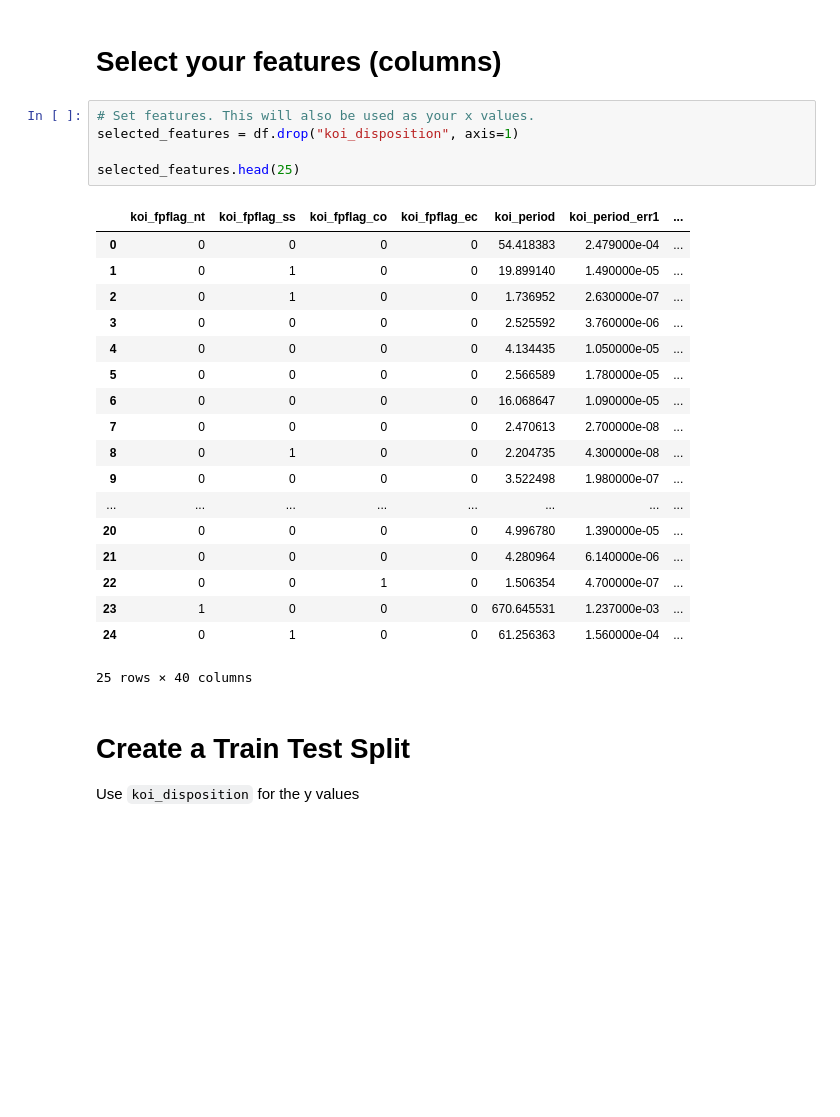
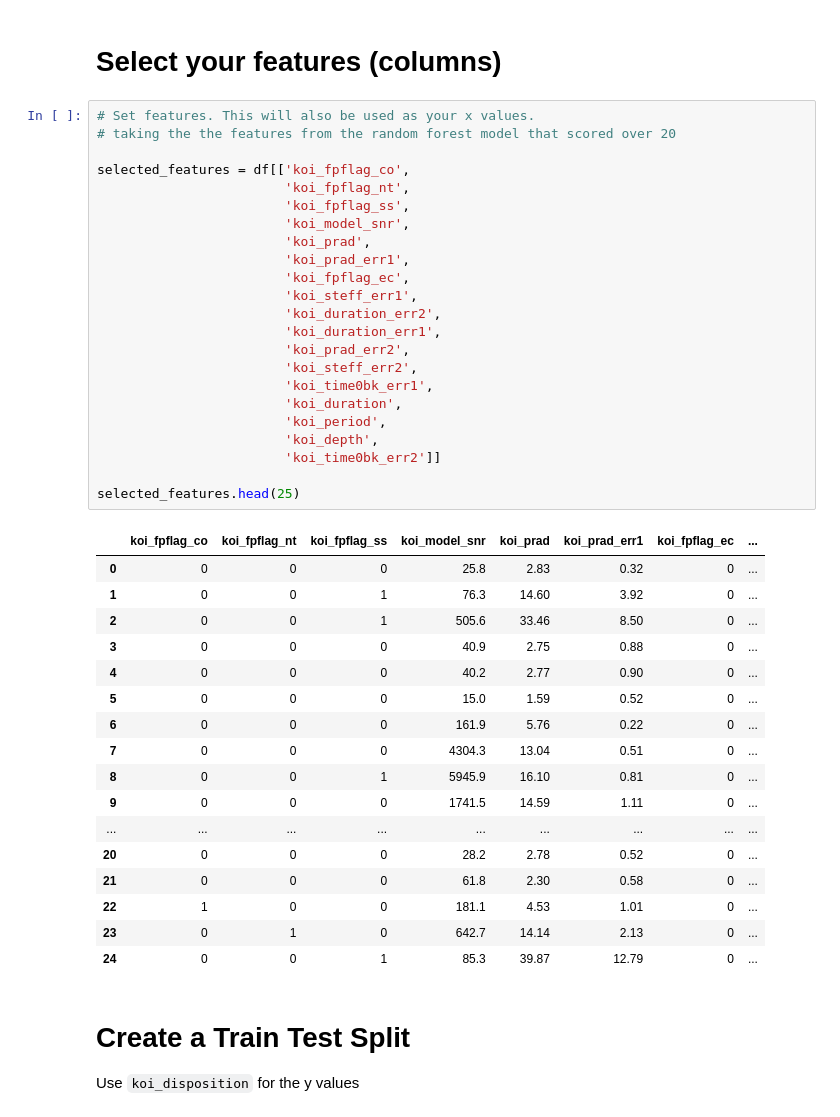
Before and after one commit to zombimaki/machine-learning-challenge, a Jupyter notebook: LogisticRegression.ipynb, the cells around one changed output. Cells and saved outputs as stored; diff of their text form; blank space fills up the shorter version.

```diff
--- a/LogisticRegression.ipynb
+++ b/LogisticRegression.ipynb
@@ -80,28 +71,45 @@ memory usage: 2.2+ MB
 # Select your features (columns)
 # %%
 # Set features. This will also be used as your x values.
-selected_features = df.drop("koi_disposition", axis=1)
+# taking the the features from the random forest model that scored over 20
+
+selected_features = df[['koi_fpflag_co',
+                        'koi_fpflag_nt',
+                        'koi_fpflag_ss',
+                        'koi_model_snr',
+                        'koi_prad',
+                        'koi_prad_err1',
+                        'koi_fpflag_ec',
+                        'koi_steff_err1',
+                        'koi_duration_err2',
+                        'koi_duration_err1',
+                        'koi_prad_err2',
+                        'koi_steff_err2',
+                        'koi_time0bk_err1',
+                        'koi_duration',
+                        'koi_period',
+                        'koi_depth',
+                        'koi_time0bk_err2']]
 
 selected_features.head(25)
 # %% [output]
-|  | koi_fpflag_nt | koi_fpflag_ss | koi_fpflag_co | koi_fpflag_ec | koi_period | koi_period_err1 | ... |
-| 0 | 0 | 0 | 0 | 0 | 54.418383 | 2.479000e-04 | ... |
-| 1 | 0 | 1 | 0 | 0 | 19.899140 | 1.490000e-05 | ... |
-| 2 | 0 | 1 | 0 | 0 | 1.736952 | 2.630000e-07 | ... |
-| 3 | 0 | 0 | 0 | 0 | 2.525592 | 3.760000e-06 | ... |
-| 4 | 0 | 0 | 0 | 0 | 4.134435 | 1.050000e-05 | ... |
-| 5 | 0 | 0 | 0 | 0 | 2.566589 | 1.780000e-05 | ... |
-| 6 | 0 | 0 | 0 | 0 | 16.068647 | 1.090000e-05 | ... |
-| 7 | 0 | 0 | 0 | 0 | 2.470613 | 2.700000e-08 | ... |
-| 8 | 0 | 1 | 0 | 0 | 2.204735 | 4.300000e-08 | ... |
-| 9 | 0 | 0 | 0 | 0 | 3.522498 | 1.980000e-07 | ... |
-| ... | ... | ... | ... | ... | ... | ... | ... |
-| 20 | 0 | 0 | 0 | 0 | 4.996780 | 1.390000e-05 | ... |
-| 21 | 0 | 0 | 0 | 0 | 4.280964 | 6.140000e-06 | ... |
-| 22 | 0 | 0 | 1 | 0 | 1.506354 | 4.700000e-07 | ... |
-| 23 | 1 | 0 | 0 | 0 | 670.645531 | 1.237000e-03 | ... |
-| 24 | 0 | 1 | 0 | 0 | 61.256363 | 1.560000e-04 | ... |
+|  | koi_fpflag_co | koi_fpflag_nt | koi_fpflag_ss | koi_model_snr | koi_prad | koi_prad_err1 | koi_fpflag_ec | ... |
+| 0 | 0 | 0 | 0 | 25.8 | 2.83 | 0.32 | 0 | ... |
+| 1 | 0 | 0 | 1 | 76.3 | 14.60 | 3.92 | 0 | ... |
+| 2 | 0 | 0 | 1 | 505.6 | 33.46 | 8.50 | 0 | ... |
+| 3 | 0 | 0 | 0 | 40.9 | 2.75 | 0.88 | 0 | ... |
+| 4 | 0 | 0 | 0 | 40.2 | 2.77 | 0.90 | 0 | ... |
+| 5 | 0 | 0 | 0 | 15.0 | 1.59 | 0.52 | 0 | ... |
+| 6 | 0 | 0 | 0 | 161.9 | 5.76 | 0.22 | 0 | ... |
+| 7 | 0 | 0 | 0 | 4304.3 | 13.04 | 0.51 | 0 | ... |
+| 8 | 0 | 0 | 1 | 5945.9 | 16.10 | 0.81 | 0 | ... |
+| 9 | 0 | 0 | 0 | 1741.5 | 14.59 | 1.11 | 0 | ... |
+| ... | ... | ... | ... | ... | ... | ... | ... | ... |
+| 20 | 0 | 0 | 0 | 28.2 | 2.78 | 0.52 | 0 | ... |
+| 21 | 0 | 0 | 0 | 61.8 | 2.30 | 0.58 | 0 | ... |
+| 22 | 1 | 0 | 0 | 181.1 | 4.53 | 1.01 | 0 | ... |
+| 23 | 0 | 1 | 0 | 642.7 | 14.14 | 2.13 | 0 | ... |
+| 24 | 0 | 0 | 1 | 85.3 | 39.87 | 12.79 | 0 | ... |
-25 rows × 40 columns
 # %% [markdown]
 # Create a Train Test Split
 
```
Also changed, not shown: parts of 11 cells of this notebook, 1 other file.
